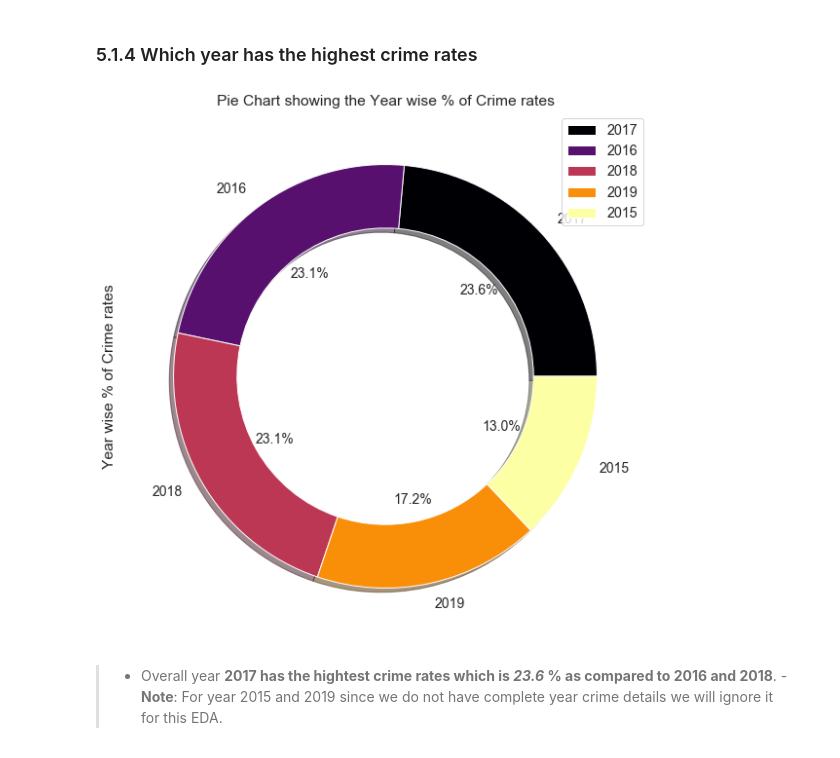
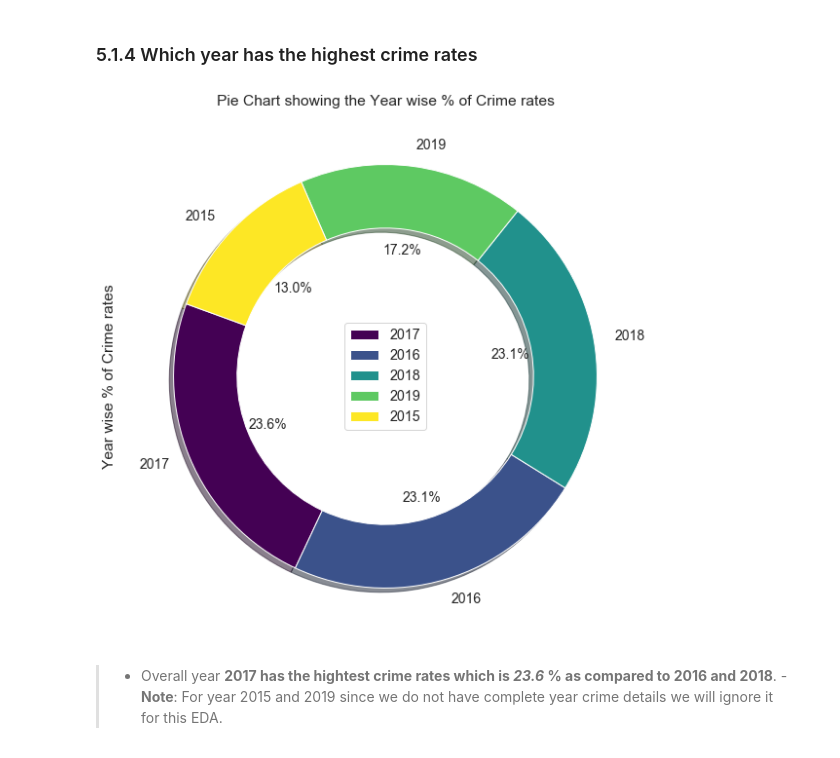
Before and after one commit to urvipasad/Exploratory-Data-Analysis-and-Data-Visualations, a Jupyter notebook: Boston Crime Data/eda-on-crimes-in-boston.ipynb, the cells around one changed output. Cells and saved outputs as stored; diff of their text form; code cells hidden in the pictures.

```diff
--- a/Boston Crime Data/eda-on-crimes-in-boston.ipynb
+++ b/Boston Crime Data/eda-on-crimes-in-boston.ipynb
@@ -398,12 +398,12 @@ plt.savefig('Crime analysis For Offence Code Group')
 ### 5.1.4 Which year has the highest crime rates
 # %%
 dfcrime['Year'].value_counts().plot(kind = 'pie', fontsize=14, autopct='%3.1f%%', wedgeprops=dict(width=0.30),
-                                       shadow=True,figsize=(10,10), cmap='inferno', legend=True)
+                                       shadow=True,figsize=(10,10), cmap='viridis', legend=True, startangle = 160)
 plt.ylabel('Year wise % of Crime rates')
 plt.title('Pie Chart showing the Year wise % of Crime rates')
-plt.savefig('Pie Chart showing the Year wise % of Crime rates')
+plt.savefig('EDA Plots Images\\Pie Chart showing the Year wise % of Crime rates')
 # %% [output]
-[figure, old version]
+[figure, new version]
 # %% [markdown]
 > - Overall year **2017 has the hightest crime rates which is *23.6* % as compared to 2016 and 2018**.
     - **Note**: For year 2015 and 2019 since we do not have complete year crime details we will ignore it for this EDA.
```
Also changed, not shown: parts of 38 cells of this notebook.
